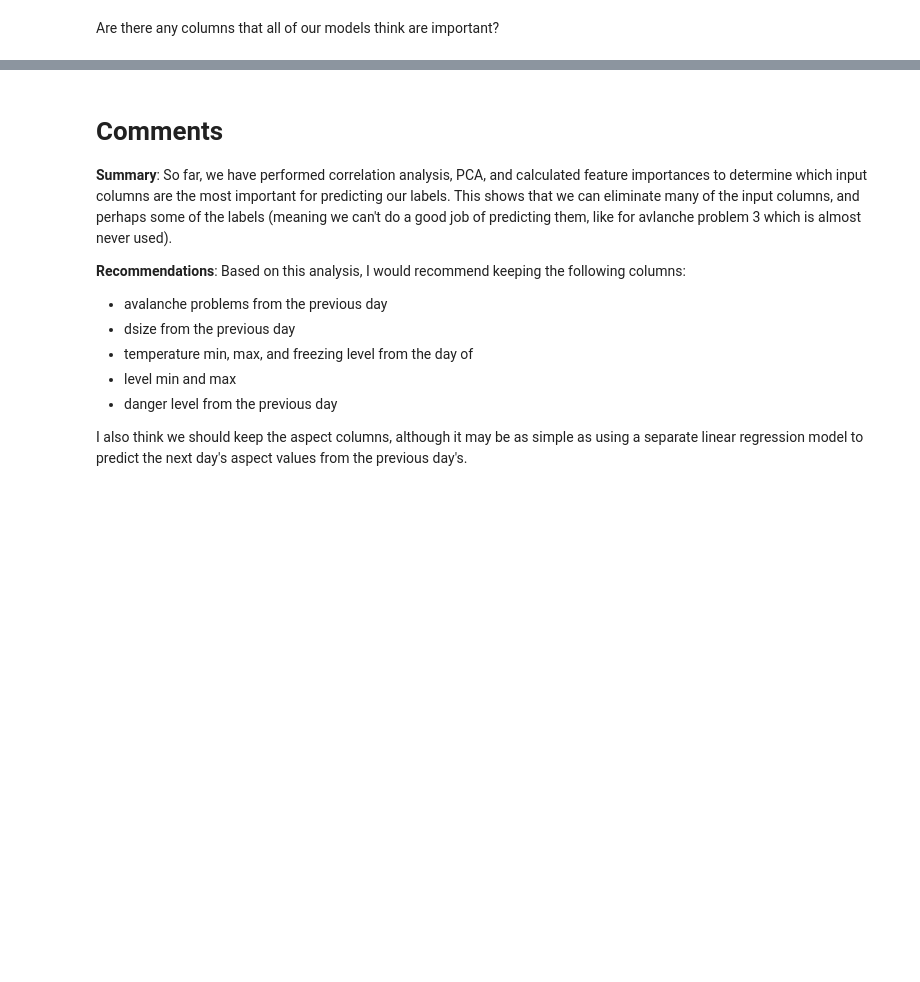
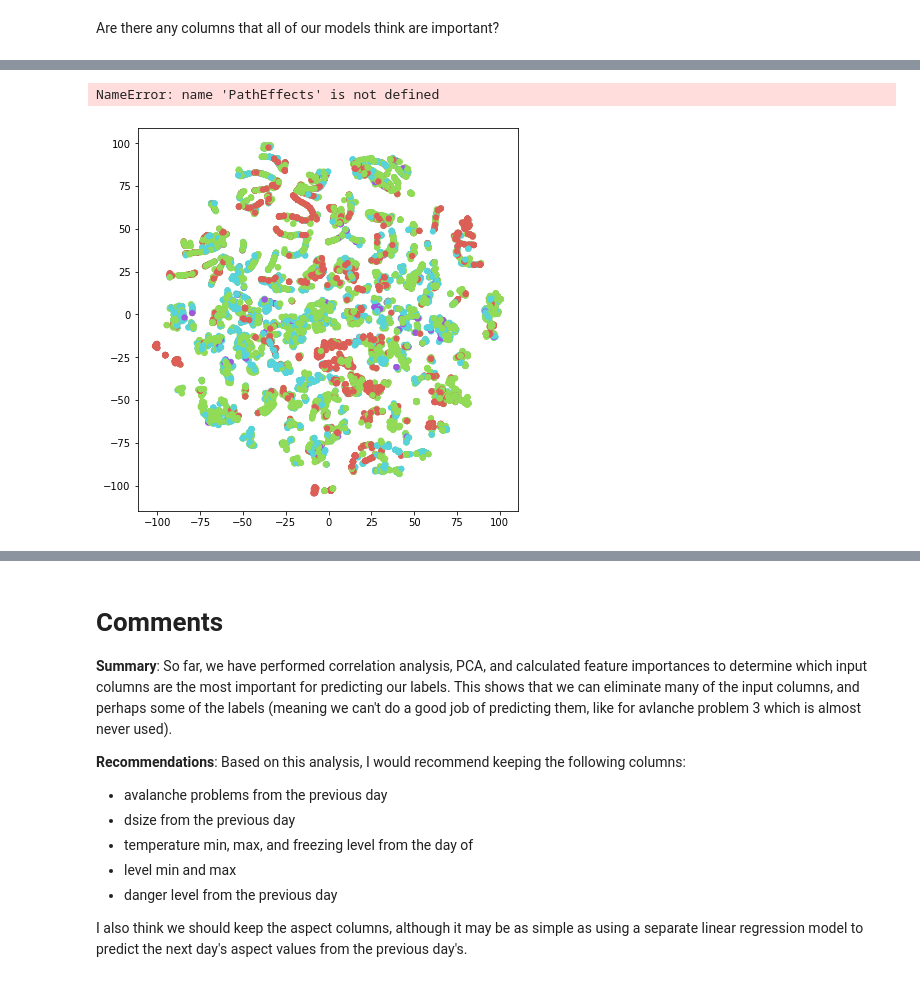
Before and after one commit to NVE/avalanche_ml, a Jupyter notebook: notebooks/analysis/1_feature_reduction.ipynb, the cells around one changed output, grey strips where cells are left out. Saved outputs shown, nothing was run; the diff lists cells and outputs as text; code cells hidden in the pictures; blank space fills up the shorter version.

Commit message:
updating utils file for plotting feature reduction measures to include all matplotlib imports
finishing feature reduction notebook by adding rfe section

```diff
--- a/notebooks/analysis/1_feature_reduction.ipynb
+++ b/notebooks/analysis/1_feature_reduction.ipynb
@@ -783,0 +774,4 @@ df_keep[all_true]
+# %%
+sum_true = pd.DataFrame(df_keep.replace(['Yes', 'No'], [1, 0]).sum(axis=1), columns=['sum'])
+at_least_3 = np.where(sum_true >= 3)[0]
+df_keep.iloc[at_least_3]
@@ -783,0 +796,12 @@ df_keep[all_true]
+# %%
+subset_cols = df_keep.iloc[at_least_3].index.values
+X_subset = X.loc[:, subset_cols]
+
+tsne2d = TSNE(n_components=2, random_state=42).fit_transform(X_subset)
+tsne3d = TSNE(n_components=3, random_state=42).fit_transform(X_subset)
+# %%
+col = 'CLASS_danger_level'
+plot_data_clusters(tsne2d, tsne3d, y[col].values, col)
+# %% [output]
+NameError: name 'PathEffects' is not defined
+[figure, added]
```
Also changed, not shown: parts of 18 cells of this notebook, 1 other file.
